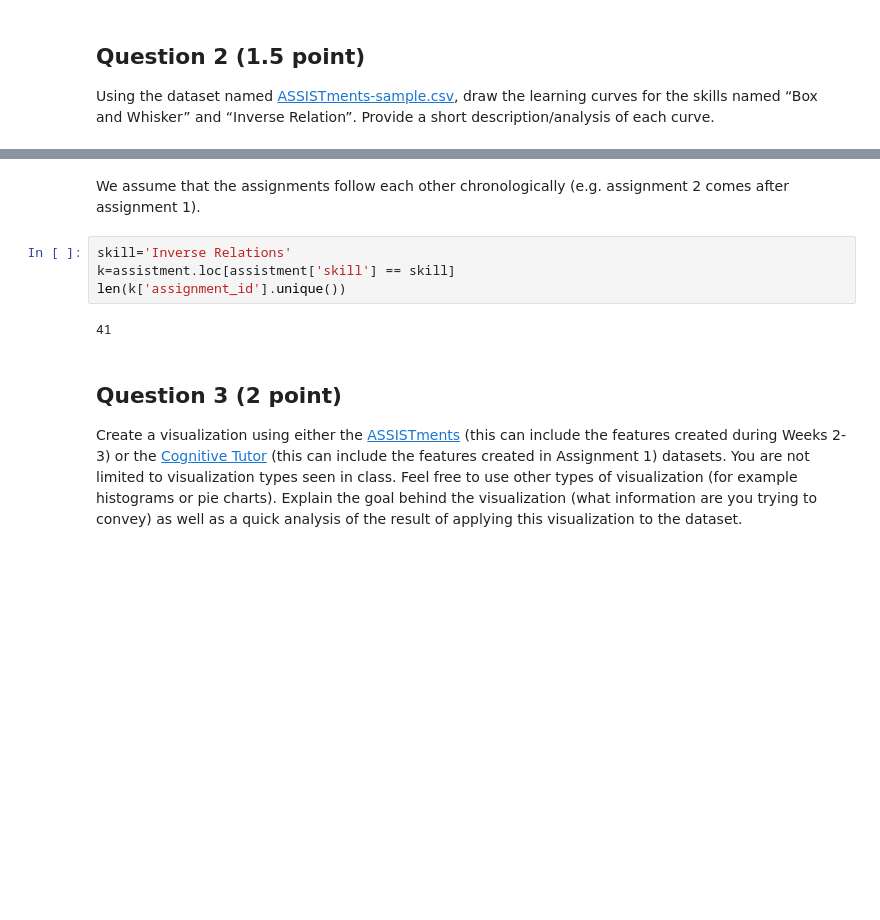
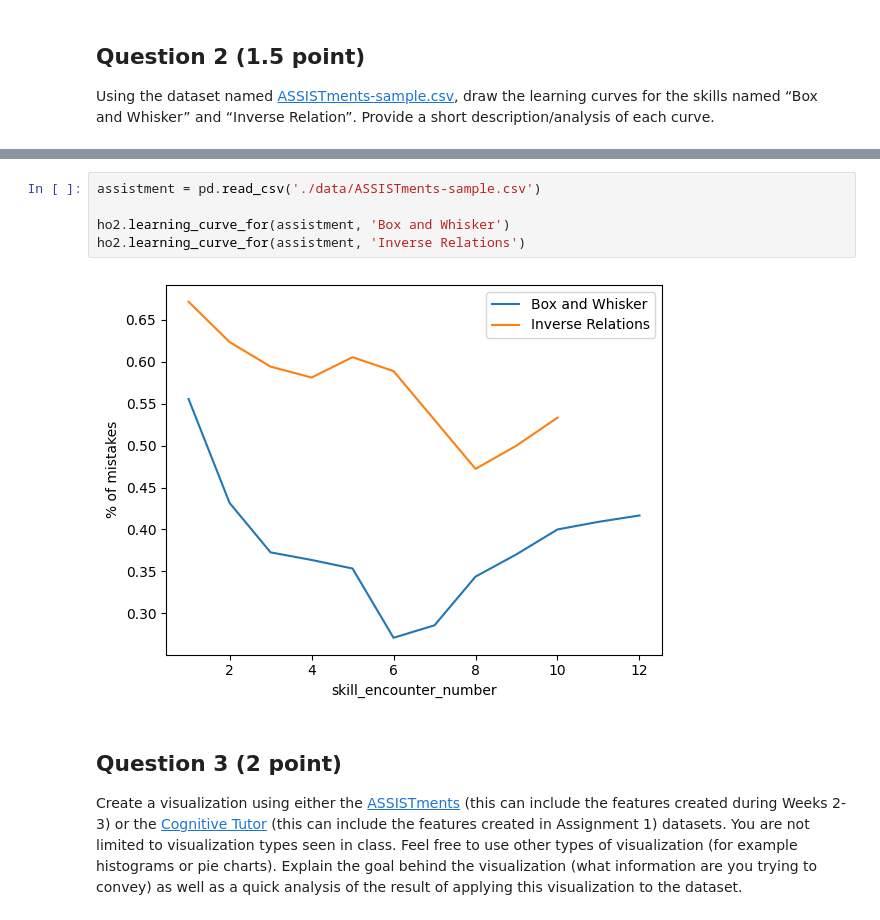
Before and after one commit to rodigu/ci539, a Jupyter notebook: ho2/ho2 copy.ipynb, the cells around one changed output, grey strips where cells are left out. Cells and saved outputs as stored; diff of their text form; blank space fills up the shorter version.

```diff
--- a/ho2/ho2 copy.ipynb
+++ b/ho2/ho2 copy.ipynb
@@ -81,11 +40,10 @@ learning_curve_for(assistment, 'Inverse Relations')
-# %% [markdown]
-We assume that the assignments follow each other chronologically (e.g. assignment 2 comes after assignment 1).
-# %%
-skill='Inverse Relations'
-k=assistment.loc[assistment['skill'] == skill]
-len(k['assignment_id'].unique())
-# %% [output]
-41
+# %%
+assistment = pd.read_csv('./data/ASSISTments-sample.csv')
+
+ho2.learning_curve_for(assistment, 'Box and Whisker')
+ho2.learning_curve_for(assistment, 'Inverse Relations')
+# %% [output]
+[figure, added]
 # %% [markdown]
 ## Question 3 (2 point)
 
```
Also changed, not shown: parts of 6 cells of this notebook, 1 other file.
